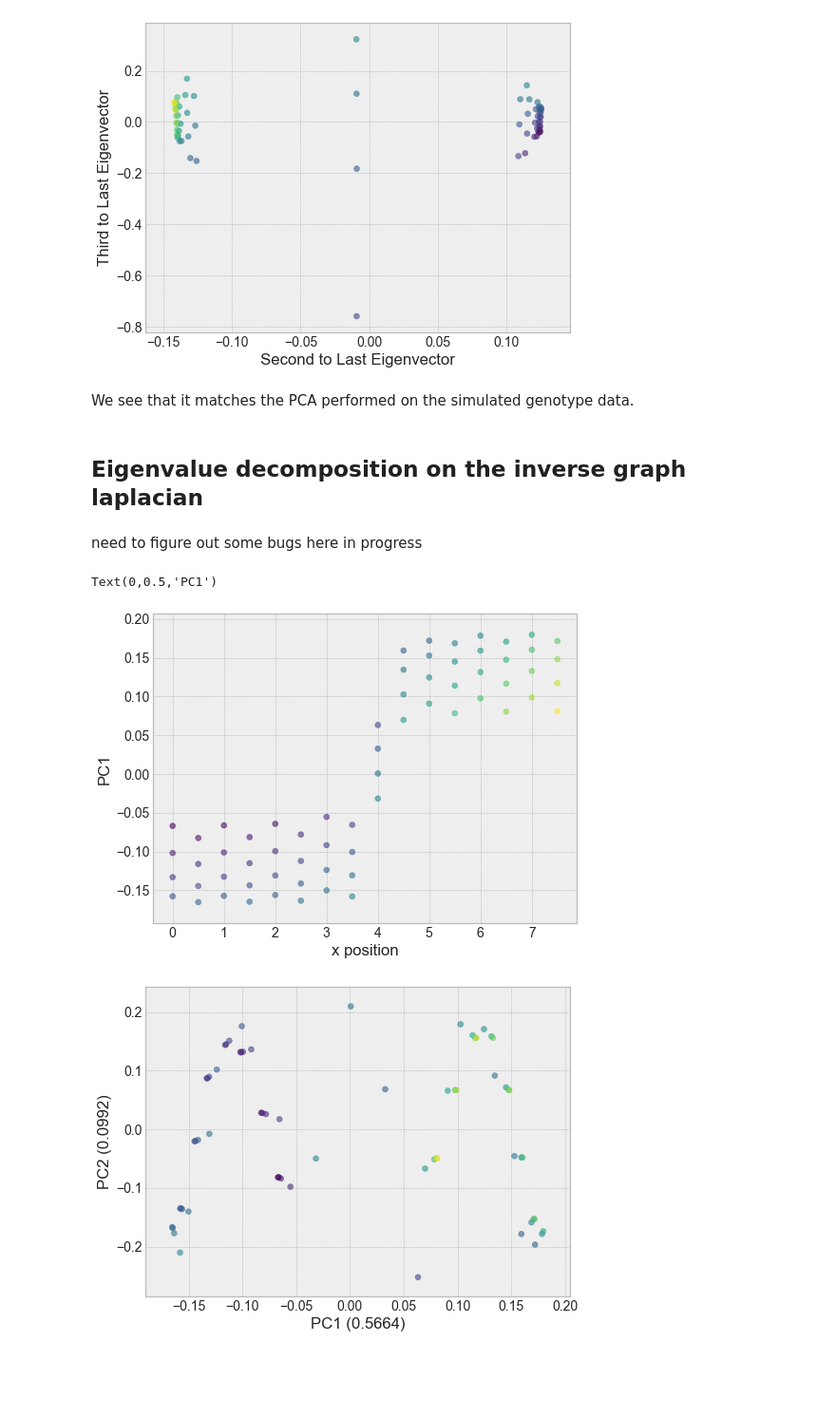
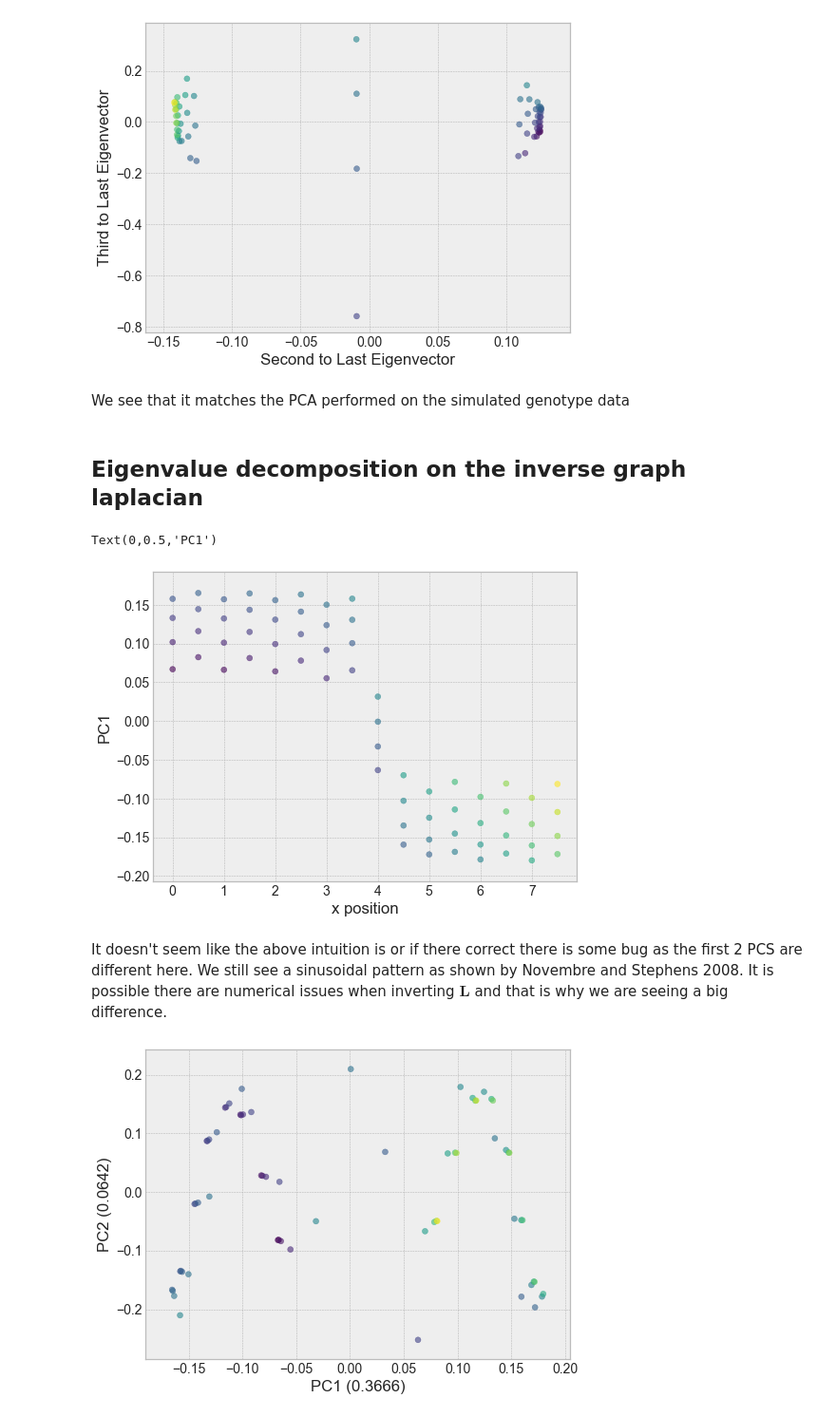
Before and after one commit to jhmarcus/spatial-random-walk, a Jupyter notebook: notebooks/isolation_by_srw.ipynb, the cells around one changed output. Shown at 95% size. Saved outputs shown, nothing was run; the diff lists cells and outputs as text; code cells hidden in the pictures; blank space fills up the shorter version.

```diff
--- a/notebooks/isolation_by_srw.ipynb
+++ b/notebooks/isolation_by_srw.ipynb
@@ -261,25 +260,25 @@ plt.ylabel('Third to Last Eigenvector')
 Text(0,0.5,'Third to Last Eigenvector')
 [figure]
 # %% [markdown]
-We see that it matches the PCA performed on the simulated genotype data.
+We see that it matches the PCA performed on the simulated genotype data
 # %% [markdown]
 ## Eigenvalue decomposition on the inverse graph laplacian
-# %% [markdown]
-need to figure out some bugs here in progress
 # %%
 lamb, v = np.linalg.eigh(pinv(h.l))
-eig = [(lamb[i], v[:,i]) for i in range(len(lamb))]
+eig = [(abs(lamb[i]), v[:,i]) for i in range(len(lamb))]
 eig.sort(key=lambda x: x[0], reverse=True)
 eig = eig[1:]
 lambs = np.array(list(map(lambda x: x[0], eig)))
 pves = lambs / np.sum(lambs)
 # %%
-plt.scatter(h.s[:,0], eig[0][1], c=h.s[:,0]**2 + (np.sqrt(h.d) / 2) * h.s[:,1], alpha=.6, cmap=cm.viridis)
+plt.scatter(h.s[:,0], -eig[0][1], c=h.s[:,0]**2 + (np.sqrt(h.d) / 2) * h.s[:,1], alpha=.6, cmap=cm.viridis)
 plt.xlabel('x position')
 plt.ylabel('PC1')
 # %% [output]
 Text(0,0.5,'PC1')
-[figure, old version]
+[figure, new version]
+# %% [markdown]
+It doesn't seem like the above intuition is or if there correct there is some bug as the first 2 PCS are different here. We still see a sinusoidal pattern as shown by Novembre and Stephens 2008. It is possible there are numerical issues when inverting $\mathbf{L}$ and that is why we are seeing a big difference.
 # %%
 plt.scatter(eig[0][1], eig[1][1], c=h.s[:,0]**2 + (np.sqrt(h.d) / 2) * h.s[:,1], alpha=.6, cmap=cm.viridis)
 plt.xlabel('PC1 ({})'.format(np.round(pves[0], 4)))
```
Also changed, not shown: parts of 19 cells of this notebook, 1 other file.
